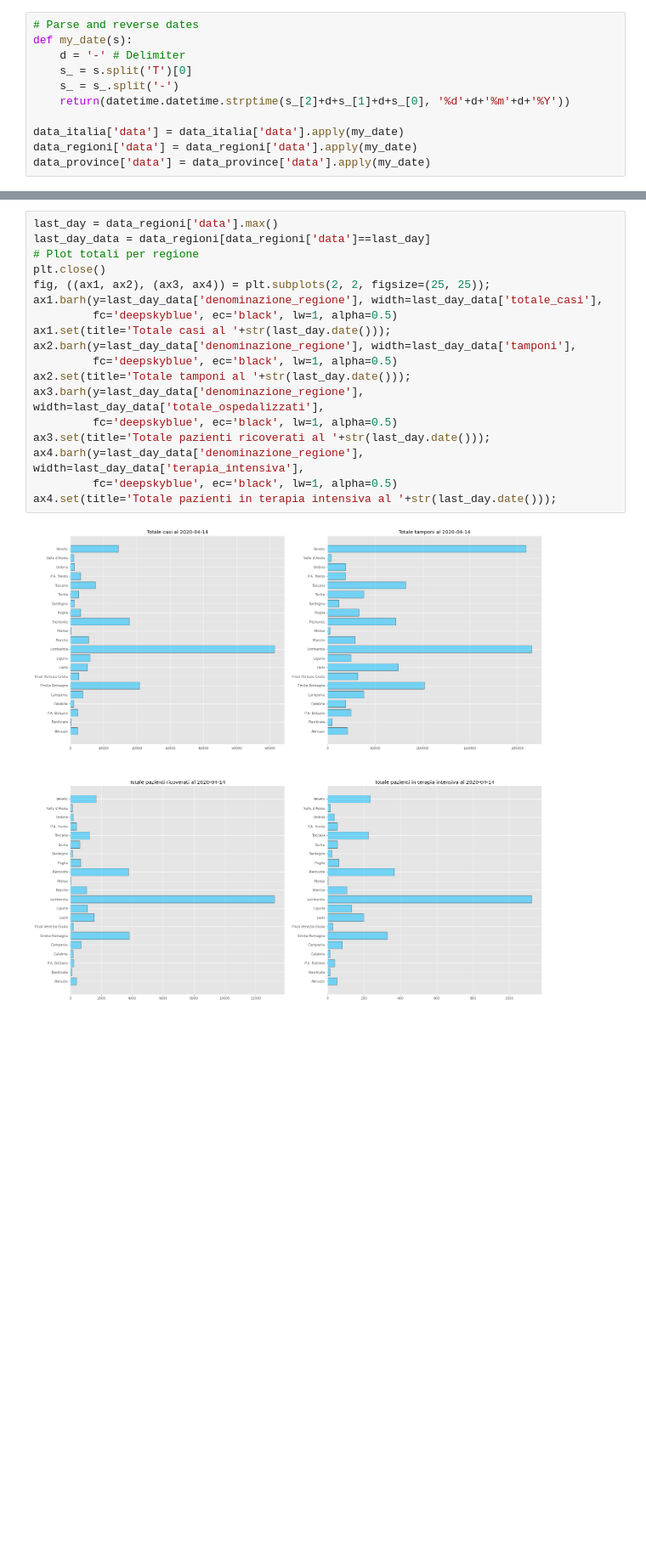
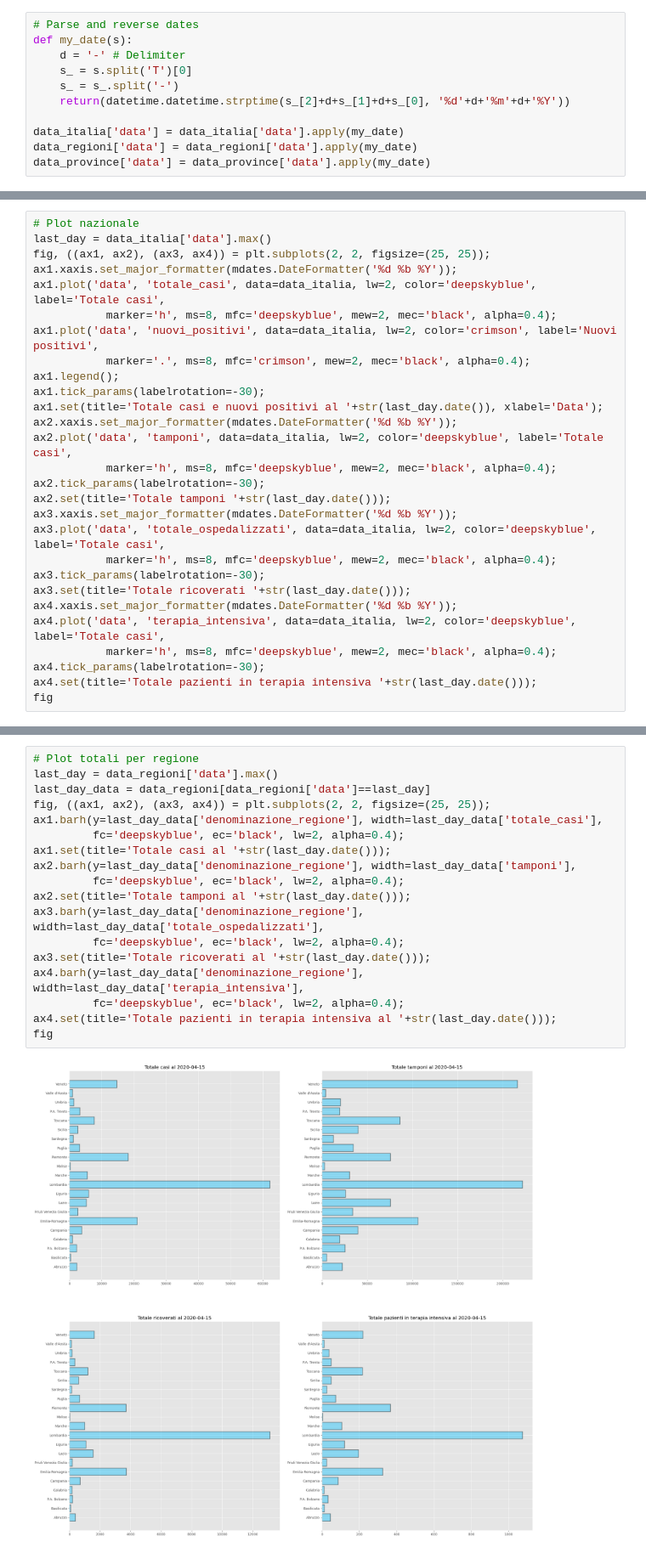
Before and after one commit to cace92/covid-notebook, a Jupyter notebook: Analisi dati-Covid 19.ipynb, the cells around one changed output, grey strips where cells are left out. Shown at 85% size. Cells and saved outputs as stored; diff of their text form; blank space fills up the shorter version.

```diff
--- a/Analisi dati-Covid 19.ipynb
+++ b/Analisi dati-Covid 19.ipynb
@@ -34,0 +39,28 @@ data_province['data'] = data_province['data'].apply(my_date)
+# %%
+# Plot nazionale
+last_day = data_italia['data'].max()
+fig, ((ax1, ax2), (ax3, ax4)) = plt.subplots(2, 2, figsize=(25, 25));
+ax1.xaxis.set_major_formatter(mdates.DateFormatter('%d %b %Y'));
+ax1.plot('data', 'totale_casi', data=data_italia, lw=2, color='deepskyblue', label='Totale casi',
+           marker='h', ms=8, mfc='deepskyblue', mew=2, mec='black', alpha=0.4);
+ax1.plot('data', 'nuovi_positivi', data=data_italia, lw=2, color='crimson', label='Nuovi positivi',
+           marker='.', ms=8, mfc='crimson', mew=2, mec='black', alpha=0.4);
+ax1.legend();
+ax1.tick_params(labelrotation=-30);
+ax1.set(title='Totale casi e nuovi positivi al '+str(last_day.date()), xlabel='Data');
+ax2.xaxis.set_major_formatter(mdates.DateFormatter('%d %b %Y'));
+ax2.plot('data', 'tamponi', data=data_italia, lw=2, color='deepskyblue', label='Totale casi',
+           marker='h', ms=8, mfc='deepskyblue', mew=2, mec='black', alpha=0.4);
+ax2.tick_params(labelrotation=-30);
+ax2.set(title='Totale tamponi '+str(last_day.date()));
+ax3.xaxis.set_major_formatter(mdates.DateFormatter('%d %b %Y'));
+ax3.plot('data', 'totale_ospedalizzati', data=data_italia, lw=2, color='deepskyblue', label='Totale casi',
+           marker='h', ms=8, mfc='deepskyblue', mew=2, mec='black', alpha=0.4);
+ax3.tick_params(labelrotation=-30);
+ax3.set(title='Totale ricoverati '+str(last_day.date()));
+ax4.xaxis.set_major_formatter(mdates.DateFormatter('%d %b %Y'));
+ax4.plot('data', 'terapia_intensiva', data=data_italia, lw=2, color='deepskyblue', label='Totale casi',
+           marker='h', ms=8, mfc='deepskyblue', mew=2, mec='black', alpha=0.4);
+ax4.tick_params(labelrotation=-30);
+ax4.set(title='Totale pazienti in terapia intensiva '+str(last_day.date()));
+fig
@@ -35,20 +71,20 @@ data_province['data'] = data_province['data'].apply(my_date)
 # %%
+# Plot totali per regione
 last_day = data_regioni['data'].max()
 last_day_data = data_regioni[data_regioni['data']==last_day]
-# Plot totali per regione
-plt.close()
 fig, ((ax1, ax2), (ax3, ax4)) = plt.subplots(2, 2, figsize=(25, 25));
 ax1.barh(y=last_day_data['denominazione_regione'], width=last_day_data['totale_casi'],
-         fc='deepskyblue', ec='black', lw=1, alpha=0.5)
+         fc='deepskyblue', ec='black', lw=2, alpha=0.4);
 ax1.set(title='Totale casi al '+str(last_day.date()));
 ax2.barh(y=last_day_data['denominazione_regione'], width=last_day_data['tamponi'],
-         fc='deepskyblue', ec='black', lw=1, alpha=0.5)
+         fc='deepskyblue', ec='black', lw=2, alpha=0.4);
 ax2.set(title='Totale tamponi al '+str(last_day.date()));
 ax3.barh(y=last_day_data['denominazione_regione'], width=last_day_data['totale_ospedalizzati'],
-         fc='deepskyblue', ec='black', lw=1, alpha=0.5)
-ax3.set(title='Totale pazienti ricoverati al '+str(last_day.date()));
+         fc='deepskyblue', ec='black', lw=2, alpha=0.4);
+ax3.set(title='Totale ricoverati al '+str(last_day.date()));
 ax4.barh(y=last_day_data['denominazione_regione'], width=last_day_data['terapia_intensiva'],
-         fc='deepskyblue', ec='black', lw=1, alpha=0.5)
+         fc='deepskyblue', ec='black', lw=2, alpha=0.4);
 ax4.set(title='Totale pazienti in terapia intensiva al '+str(last_day.date()));
+fig
 # %% [output]
-[figure, old version]
+[figure, new version]
```
Also changed, not shown: parts of 4 cells of this notebook.
